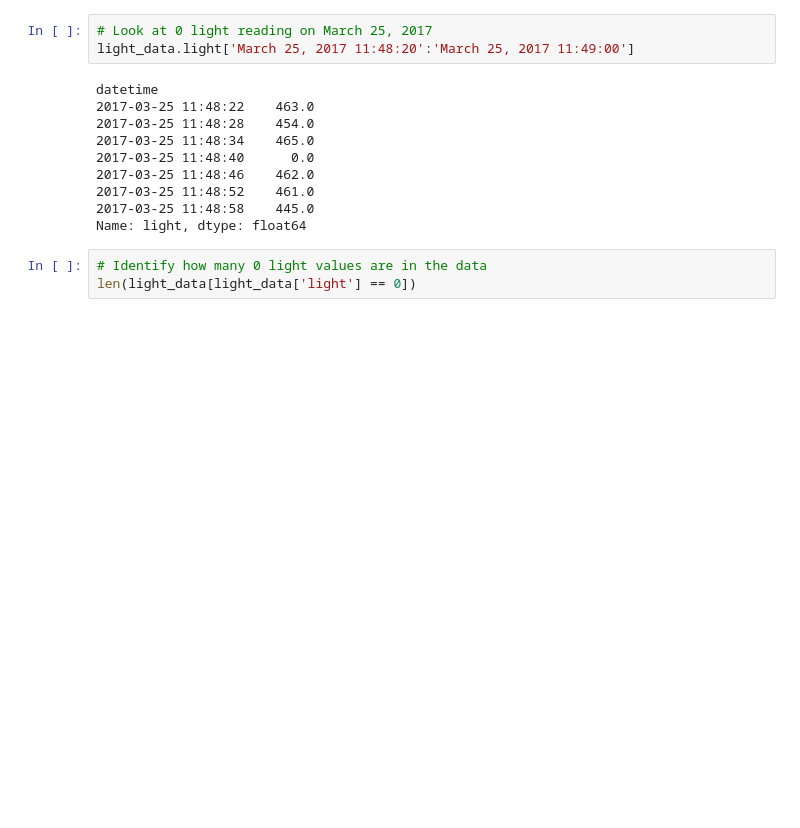
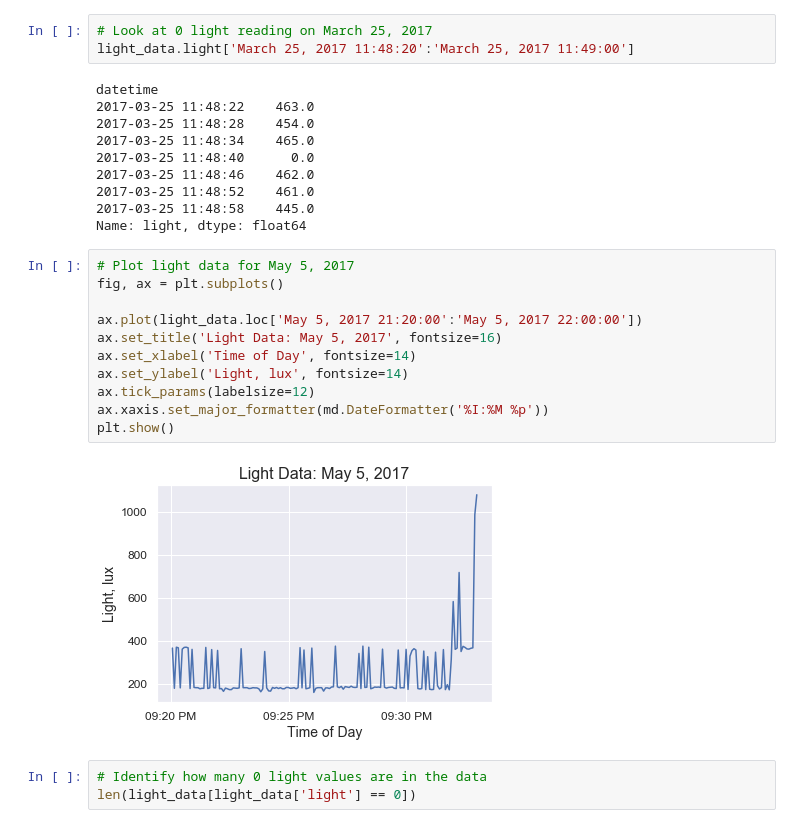
Before and after one commit to Kautumn06/classroom-occupancy, a Jupyter notebook: notebooks/DataWrangling.ipynb, the cells around one changed output. Saved outputs shown, nothing was run; the diff lists cells and outputs as text; blank space fills up the shorter version.

```diff
--- a/notebooks/DataWrangling.ipynb
+++ b/notebooks/DataWrangling.ipynb
@@ -497,6 +512,19 @@ datetime
 2017-03-25 11:48:52    461.0
 2017-03-25 11:48:58    445.0
 Name: light, dtype: float64
+# %%
+# Plot light data for May 5, 2017
+fig, ax = plt.subplots()
+
+ax.plot(light_data.loc['May 5, 2017 21:20:00':'May 5, 2017 22:00:00'])
+ax.set_title('Light Data: May 5, 2017', fontsize=16)
+ax.set_xlabel('Time of Day', fontsize=14)
+ax.set_ylabel('Light, lux', fontsize=14)
+ax.tick_params(labelsize=12)
+ax.xaxis.set_major_formatter(md.DateFormatter('%I:%M %p'))
+plt.show()
+# %% [output]
+[figure, added]
 # %%
 # Identify how many 0 light values are in the data
 len(light_data[light_data['light'] == 0])
```
Also changed, not shown: parts of 40 cells of this notebook.
